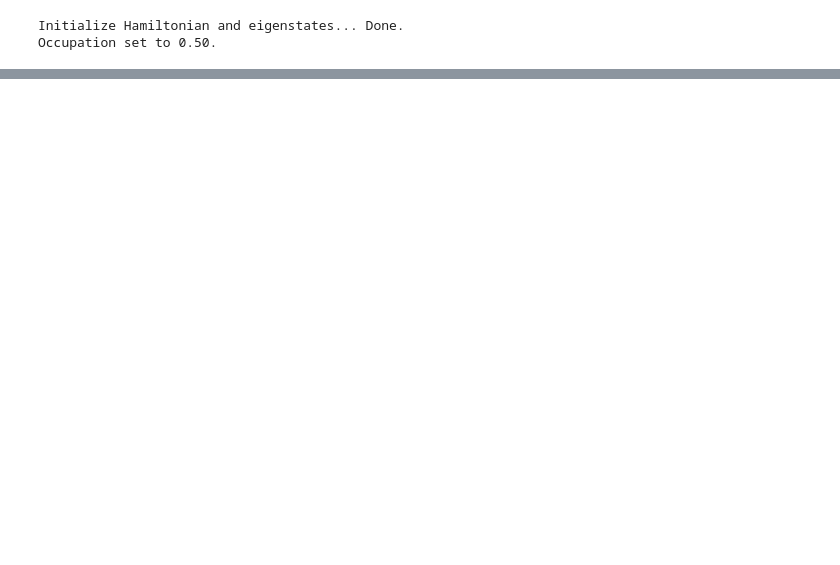
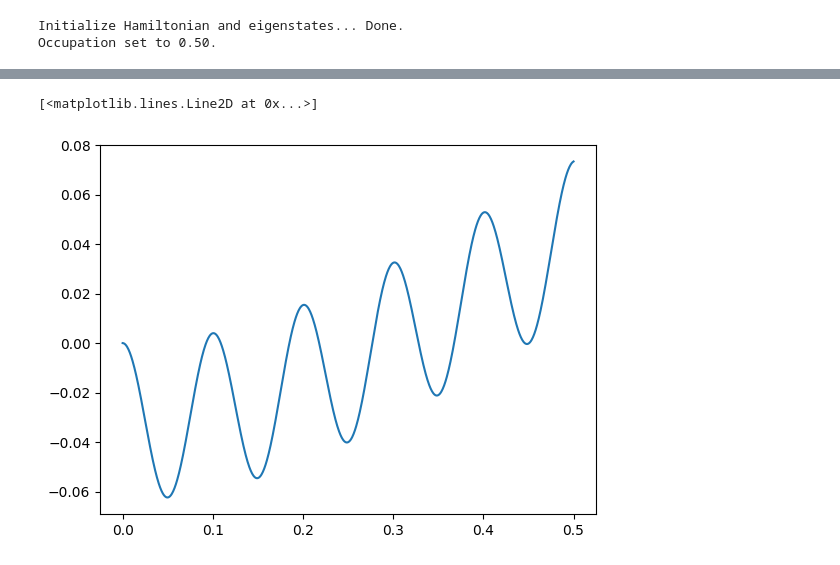
Before and after one commit to Leonard-P/orbitronics_research_project, a Jupyter notebook: lattice.ipynb, the cells around one changed output, grey strips where cells are left out. Saved outputs shown, nothing was run; the diff lists cells and outputs as text; code cells hidden in the pictures; blank space fills up the shorter version.

```diff
--- a/lattice.ipynb
+++ b/lattice.ipynb
@@ -121,0 +78,8 @@ print(c.gradient)
+# %%
+q_norm = data.M_grad[:, 0] / np.max(np.abs(data.M_grad[:, 0]))
+P_orb_norm = data.M / np.max(np.abs(data.M))
+
+plt.plot(data.t, q_norm-P_orb_norm)
+# %% [output]
+[<matplotlib.lines.Line2D at 0x...>]
+[figure, added]
```
Also changed, not shown: parts of 24 cells of this notebook, 34 other files.
